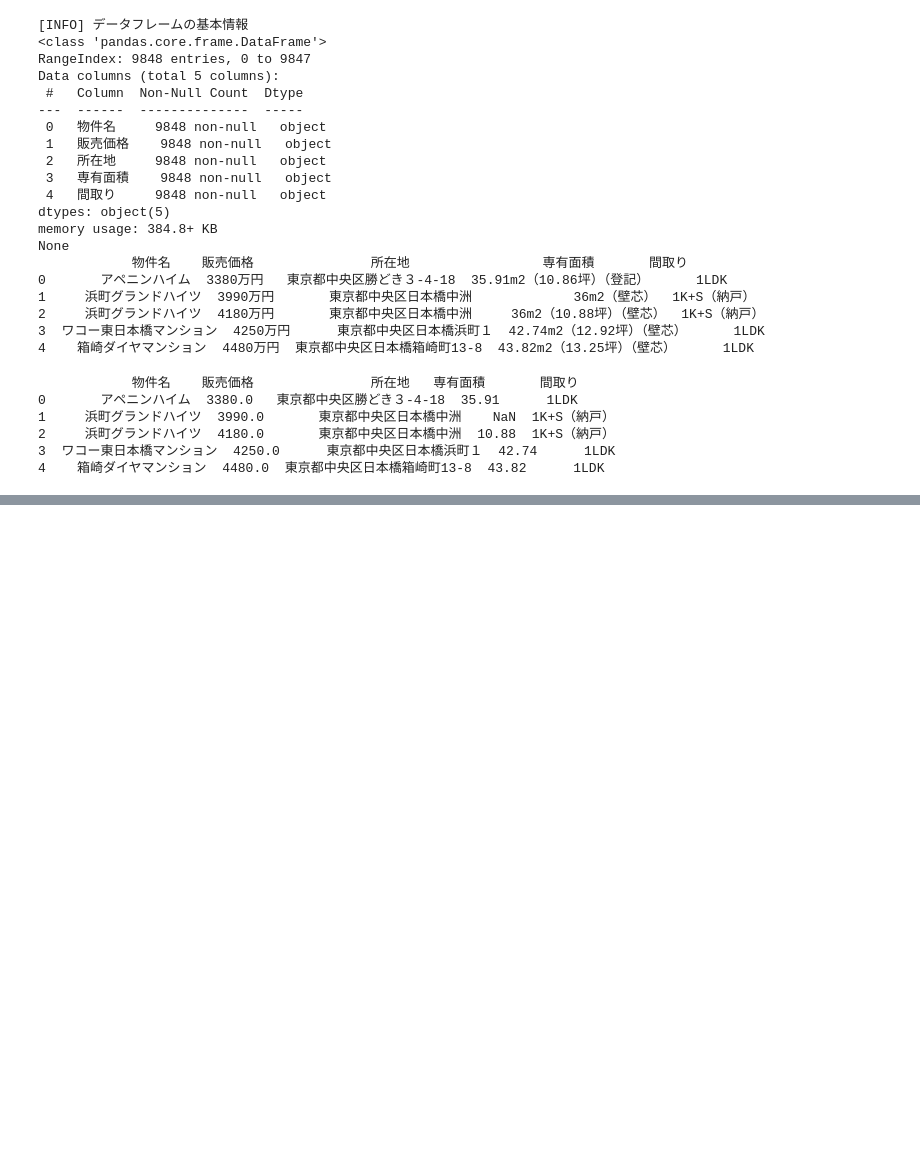
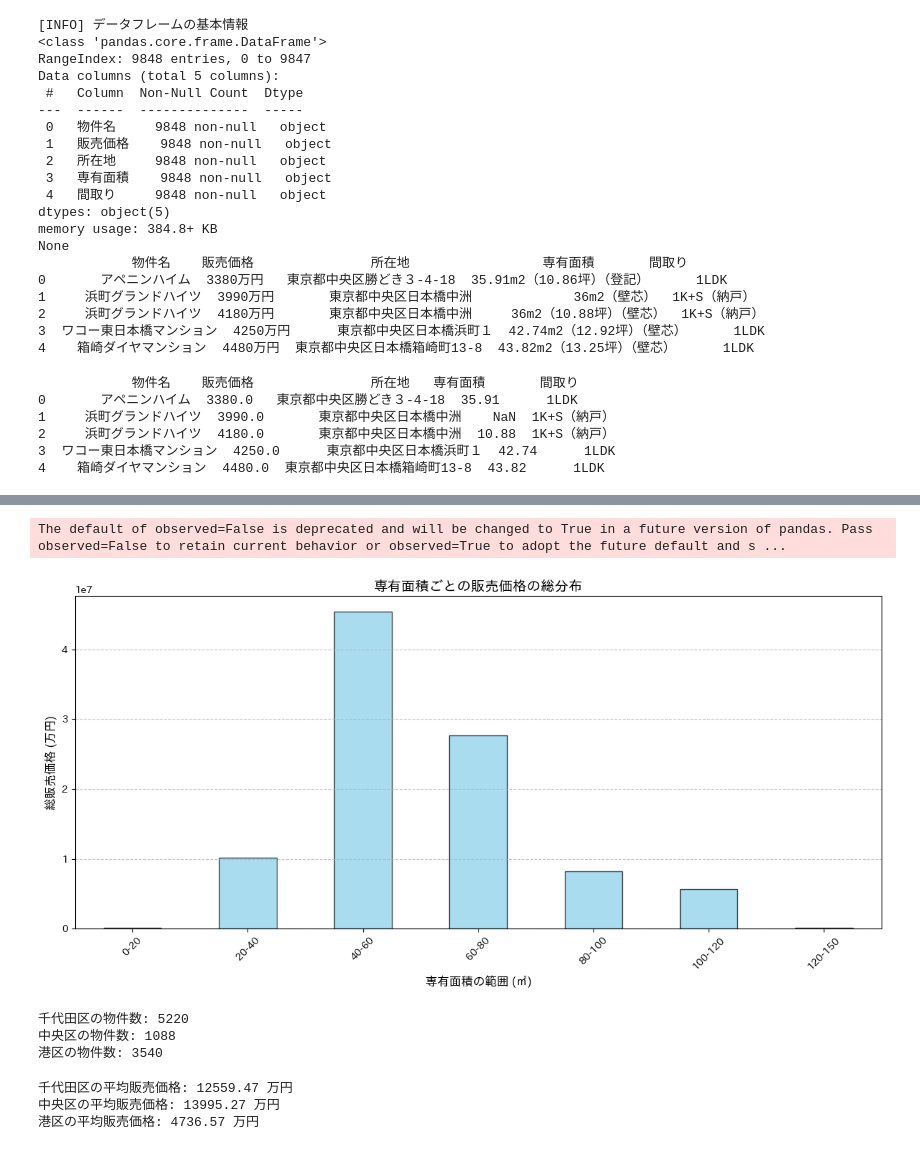
Before and after one commit to Haruto0011/DSprogFinalProject, a Jupyter notebook: analyze_tokyo_properties.ipynb, the cells around one changed output, grey strips where cells are left out. Cells and saved outputs as stored; diff of their text form; code cells hidden in the pictures; blank space fills up the shorter version.

```diff
--- a/analyze_tokyo_properties.ipynb
+++ b/analyze_tokyo_properties.ipynb
@@ -74,0 +137,62 @@ print(all_data.head())
+# %%
+import matplotlib.pyplot as plt
+import pandas as pd
+
+# 範囲（bins）を指定
+bins = [0, 20, 40, 60, 80, 100, 120, 150]  # 細かい範囲に分割
+labels = ['0-20', '20-40', '40-60', '60-80', '80-100', '100-120', '120-150']  # 範囲ラベル
+
+# 範囲を「面積区分」として新しい列に追加
+all_data['面積区分'] = pd.cut(all_data['専有面積'], bins=bins, labels=labels)
+
+# ヒストグラムを作成
+plt.figure(figsize=(12, 6))
+all_data.groupby('面積区分')['販売価格'].sum().plot(
+    kind='bar',
+    color='skyblue',
+    edgecolor='black',
+    alpha=0.7
+)
+
+# グラフの設定
+plt.title('専有面積ごとの販売価格の総分布', fontsize=14)
+plt.xlabel('専有面積の範囲 (㎡)', fontsize=12)
+plt.ylabel('総販売価格 (万円)', fontsize=12)
+plt.xticks(rotation=45)
+plt.grid(axis='y', linestyle='--', alpha=0.7)
+
+# レイアウトを調整して表示
+plt.tight_layout()
+plt.show()
+# %% [output]
+The default of observed=False is deprecated and will be changed to True in a future version of pandas. Pass observed=False to retain current behavior or observed=True to adopt the future default and s ...
+[figure, added]
+# %%
+# データを区ごとに分割
+chiyoda_data = all_data[all_data['所在地'].str.contains('千代田区')]
+chuou_data = all_data[all_data['所在地'].str.contains('中央区')]
+minato_data = all_data[all_data['所在地'].str.contains('港区')]
+
+# 各区のデータの確認
+print(f"千代田区の物件数: {len(chiyoda_data)}")
+print(f"中央区の物件数: {len(chuou_data)}")
+print(f"港区の物件数: {len(minato_data)}")
+# %% [output]
+千代田区の物件数: 5220
+中央区の物件数: 1088
+港区の物件数: 3540
+# %%
+# 各区の平均価格を計算
+mean_prices = {
+    '千代田区': chiyoda_data['販売価格'].mean(),
+    '中央区': chuou_data['販売価格'].mean(),
+    '港区': minato_data['販売価格'].mean()
+}
+
+# 平均価格を表示
+for district, mean_price in mean_prices.items():
+    print(f"{district}の平均販売価格: {mean_price:.2f} 万円")
+# %% [output]
+千代田区の平均販売価格: 12559.47 万円
+中央区の平均販売価格: 13995.27 万円
+港区の平均販売価格: 4736.57 万円
```
Also changed, not shown: parts of 8 cells of this notebook.
